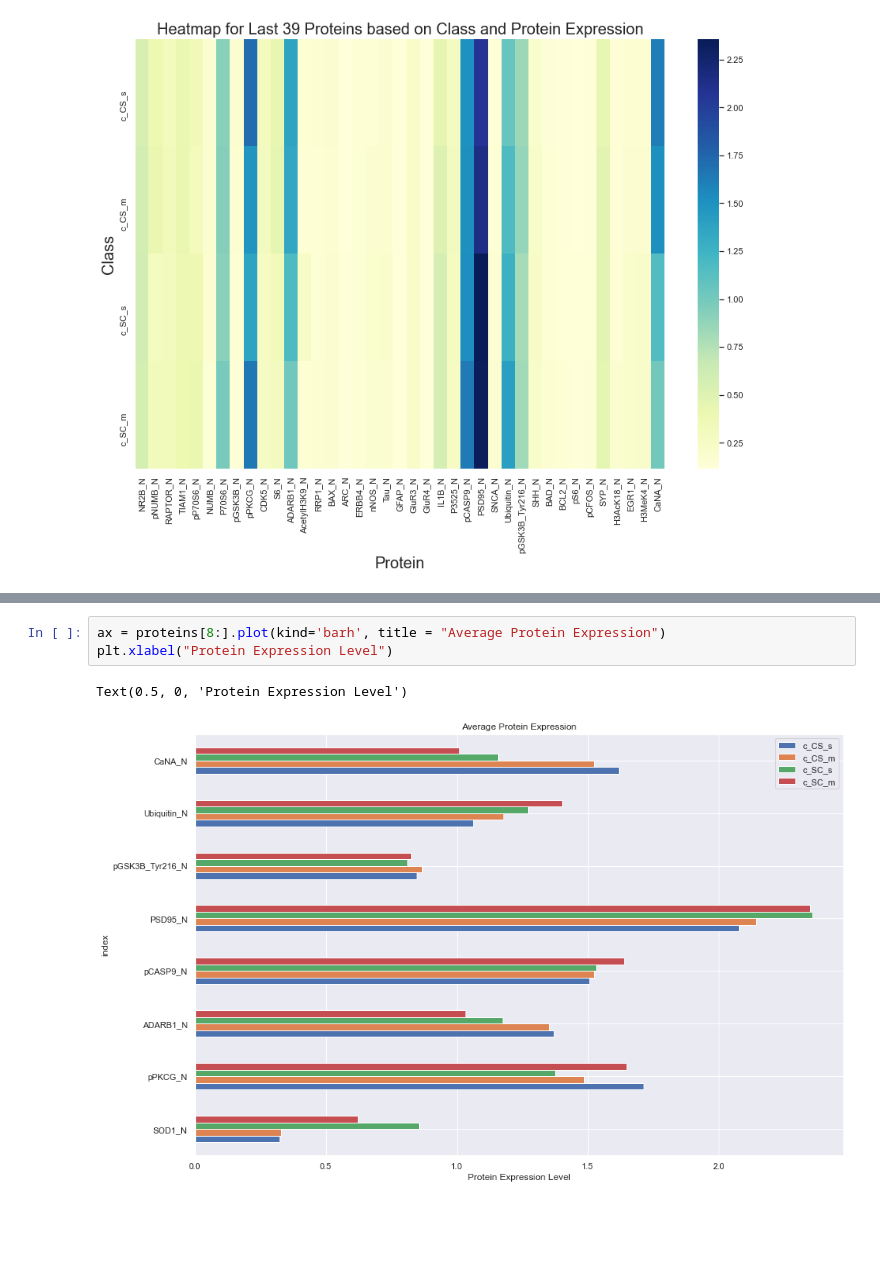
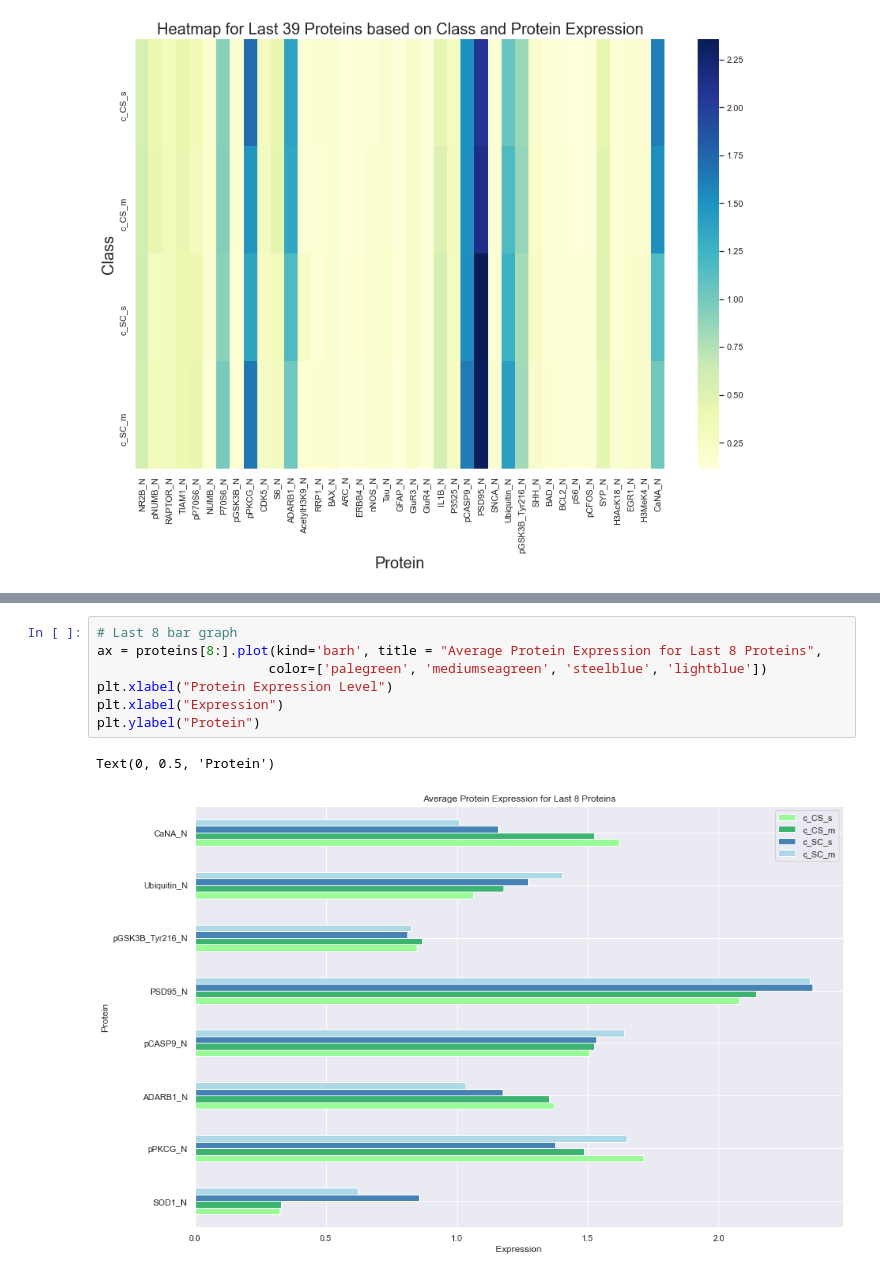
Before and after one commit to mlyons3/mlyons.github.io, a Jupyter notebook: Mice Protein Expression Data-3.ipynb, the cells around one changed output, grey strips where cells are left out. Cells and saved outputs as stored; diff of their text form; blank space fills up the shorter version.

```diff
--- a/Mice Protein Expression Data-3.ipynb
+++ b/Mice Protein Expression Data-3.ipynb
@@ -346,6 +423,10 @@ Text(0.5, 0, 'Protein Expression Level')
 # %%
-ax = proteins[8:].plot(kind='barh', title = "Average Protein Expression")
+# Last 8 bar graph
+ax = proteins[8:].plot(kind='barh', title = "Average Protein Expression for Last 8 Proteins",
+                      color=['palegreen', 'mediumseagreen', 'steelblue', 'lightblue'])
 plt.xlabel("Protein Expression Level")
+plt.xlabel("Expression")
+plt.ylabel("Protein")
 # %% [output]
-Text(0.5, 0, 'Protein Expression Level')
+Text(0, 0.5, 'Protein')
-[figure, old version]
+[figure, new version]
```
Also changed, not shown: parts of 16 cells of this notebook.
